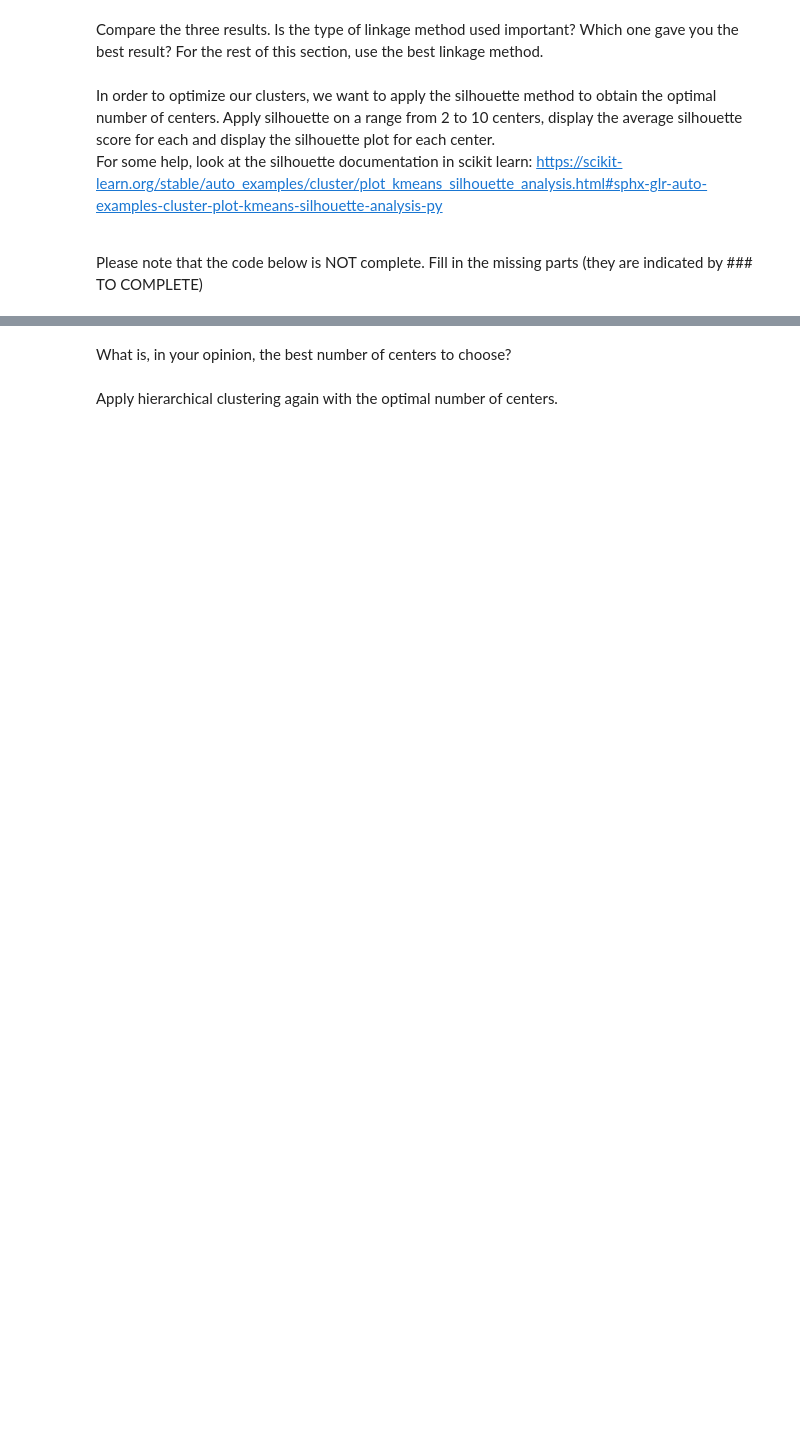
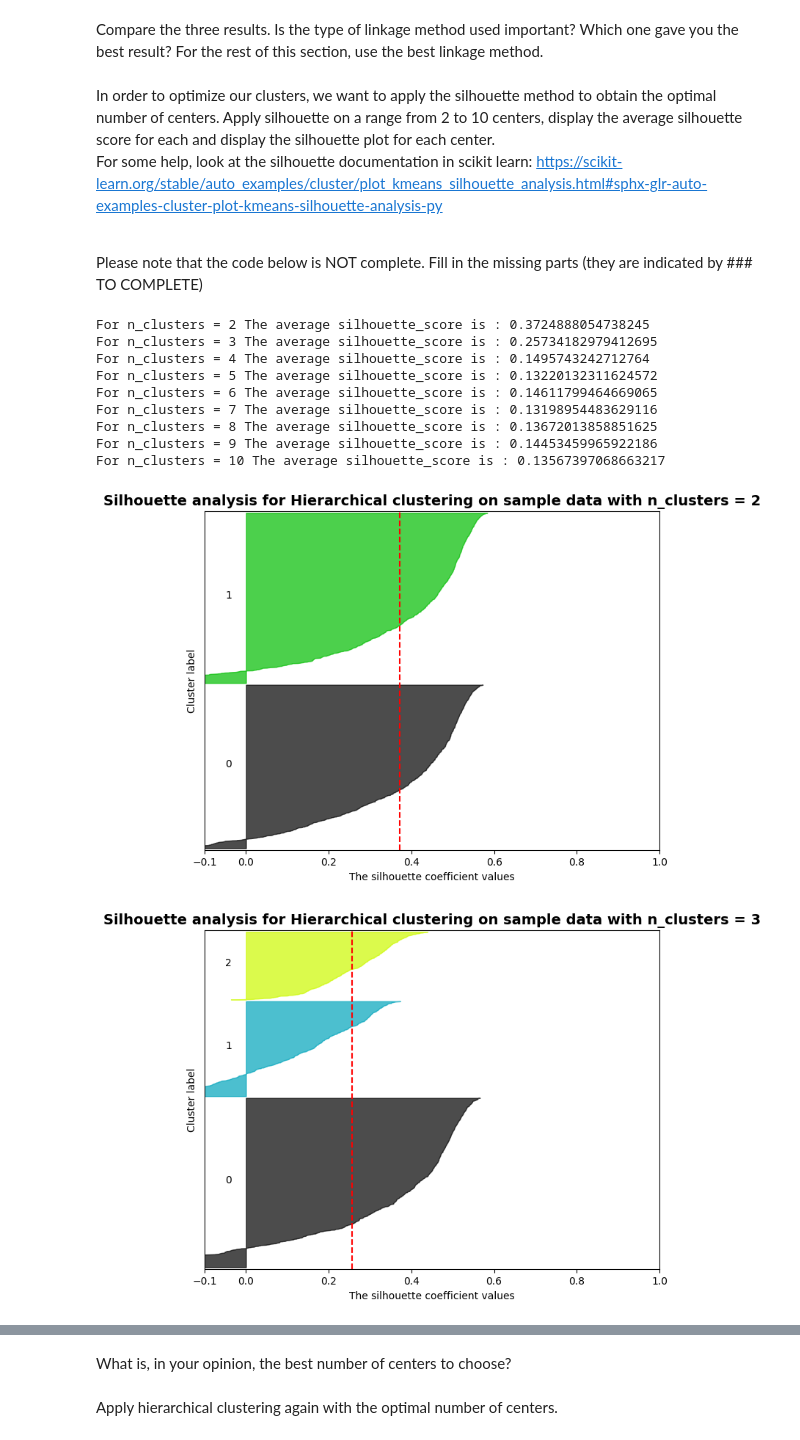
Before and after one commit to minhquangcao/PROJET_ANADON, a Jupyter notebook: TD2_3.ipynb, the cells around one changed output, grey strips where cells are left out. Drawn from its saved outputs; the diff is of its cells as text; code cells hidden in the pictures; blank space fills up the shorter version.

```diff
--- a/TD2_3.ipynb
+++ b/TD2_3.ipynb
@@ -318,0 +327,4 @@ Apply K-means again with the optimal number of centers.
+# %%
+
+
+kmeans_optimal.fit(df)
@@ -336,3 +416,9 @@ Check the scikit learn documentation to understand each score: https://scikit-le
 ### Clustering algorithm 2: Hierarchical clustering
 # %% [markdown]
 Apply the hierarchical clustering algorithm with 2 centers. Look at the default parameters and make sure the algorithm is based on the single linkage method.
+# %%
+from sklearn.cluster import AgglomerativeClustering
+
+
+hierarchical_clustering = AgglomerativeClustering(n_clusters=2, linkage='single')
+hierarchical_clustering.fit(df)
@@ -341,2 +440,5 @@ How many samples are in each cluster?
 # %% [markdown]
 Apply the hierarchical clustering algorithm again. This time,  change the linkage method to complete linkage.
+# %%
+hierarchical_clustering_complete = AgglomerativeClustering(n_clusters=2, linkage='complete')
+hierarchical_clustering_complete.fit(df)
@@ -345,2 +460,5 @@ How many samples are in each cluster?
 # %% [markdown]
 Apply the hierarchical clustering algorithm once again. This time, change the linkage method to ward linkage.
+# %%
+hierarchical_clustering_ward = AgglomerativeClustering(n_clusters=2, linkage='ward')
+hierarchical_clustering_ward.fit(df)
@@ -357,7 +501,7 @@ Apply silhouette on a range from 2 to 10 centers, display the average silhouette
 
 Please note that the code below is NOT complete. Fill in the missing parts (they are indicated by ### TO COMPLETE)
 # %%
-range_n_clusters =   ### TO COMPLETE
+range_n_clusters =  range(2,11)
 
 import matplotlib.cm as cm
 from sklearn.metrics import silhouette_samples
@@ -373,22 +517,22 @@ for n_clusters in range_n_clusters:
     ax.set_xlim([-0.1, 1])
     # The (n_clusters+1)*10 is for inserting blank space between silhouette
     # plots of individual clusters, to demarcate them clearly.
-    ax.set_ylim([0, len(data) + (n_clusters + 1) * 10])
+    ax.set_ylim([0, len(df) + (n_clusters + 1) * 10])
 
     # Initialize the clusterer with n_clusters and the linkage method you
     # determined worked best.
-    clusterer =  ### TO COMPLETE
-    cluster_labels = ### TO COMPLETE
+    clusterer =  AgglomerativeClustering(n_clusters=n_clusters, linkage='complete')
+    cluster_labels = clusterer.fit_predict(df)
 
     # The silhouette_score gives the average value for all the samples.
     # This gives a perspective into the density and separation of the formed
     # clusters
-    silhouette_avg = ### TO COMPLETE
+    silhouette_avg = silhouette_score(df, cluster_labels)
     print("For n_clusters =", n_clusters,
           "The average silhouette_score is :", silhouette_avg)
 
     # Compute the silhouette scores for each sample
-    sample_silhouette_values = ### TO COMPLETE
+    sample_silhouette_values = silhouette_samples(df, cluster_labels)
 
     y_lower = 10
     for i in range(n_clusters):
@@ -401,30 +545,42 @@ for n_clusters in range_n_clusters:
 
         size_cluster_i = ith_cluster_silhouette_values.shape[0]
         y_upper = y_lower + size_cluster_i
 
         color = cm.nipy_spectral(float(i) / n_clusters)
         ax.fill_betweenx(np.arange(y_lower, y_upper),
                           0, ith_cluster_silhouette_values,
                           facecolor=color, edgecolor=color, alpha=0.7)
 
         # Label the silhouette plots with their cluster numbers at the middle
         ax.text(-0.05, y_lower + 0.5 * size_cluster_i, str(i))
 
         # Compute the new y_lower for next plot
         y_lower = y_upper + 10  # 10 for the 0 samples
 
     ax.set_title("The silhouette plot for the various clusters.")
     ax.set_xlabel("The silhouette coefficient values")
     ax.set_ylabel("Cluster label")
 
     # The vertical line for average silhouette score of all the values
     ax.axvline(x=silhouette_avg, color="red", linestyle="--")
 
     ax.set_yticks([])  # Clear the yaxis labels / ticks
     ax.set_xticks([-0.1, 0, 0.2, 0.4, 0.6, 0.8, 1])
 
     plt.title(("Silhouette analysis for Hierarchical clustering on sample data "
                   "with n_clusters = %d" % n_clusters),
                  fontsize=14, fontweight='bold')
 
 plt.show()
+# %% [output]
+For n_clusters = 2 The average silhouette_score is : 0.3724888054738245
+For n_clusters = 3 The average silhouette_score is : 0.25734182979412695
+For n_clusters = 4 The average silhouette_score is : 0.1495743242712764
+For n_clusters = 5 The average silhouette_score is : 0.13220132311624572
+For n_clusters = 6 The average silhouette_score is : 0.14611799464669065
+For n_clusters = 7 The average silhouette_score is : 0.13198954483629116
+For n_clusters = 8 The average silhouette_score is : 0.13672013858851625
+For n_clusters = 9 The average silhouette_score is : 0.14453459965922186
+For n_clusters = 10 The average silhouette_score is : 0.13567397068663217
+[figure, added]
+[figure, added]
```
Also changed, not shown: parts of 34 cells of this notebook.
